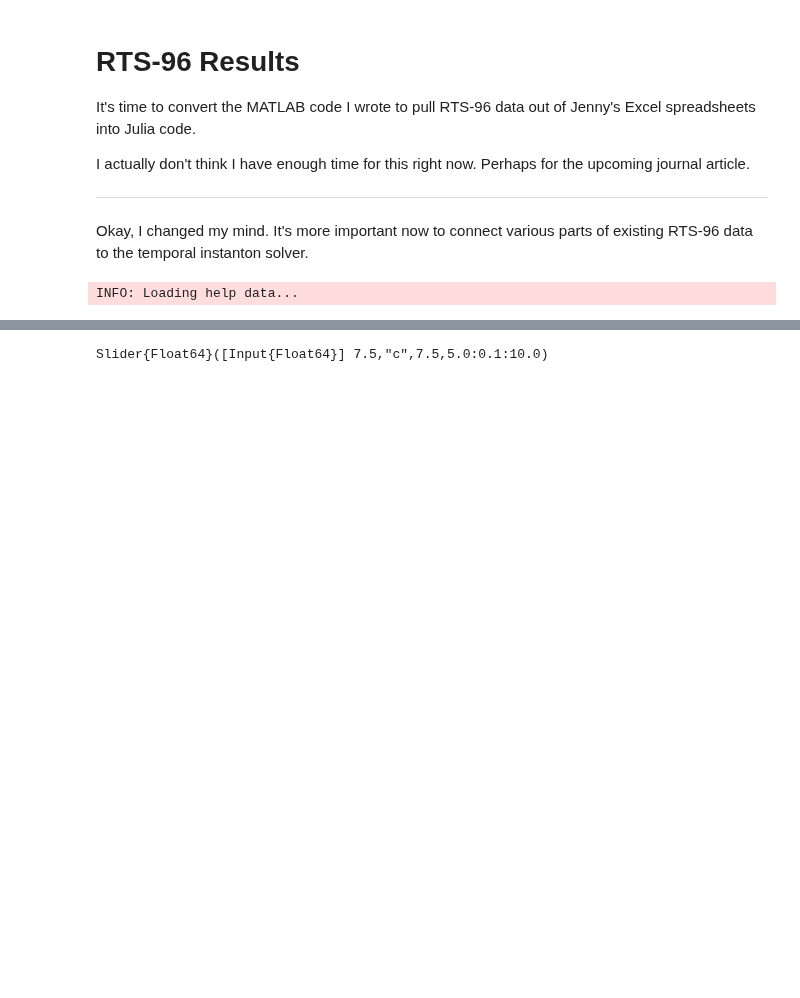
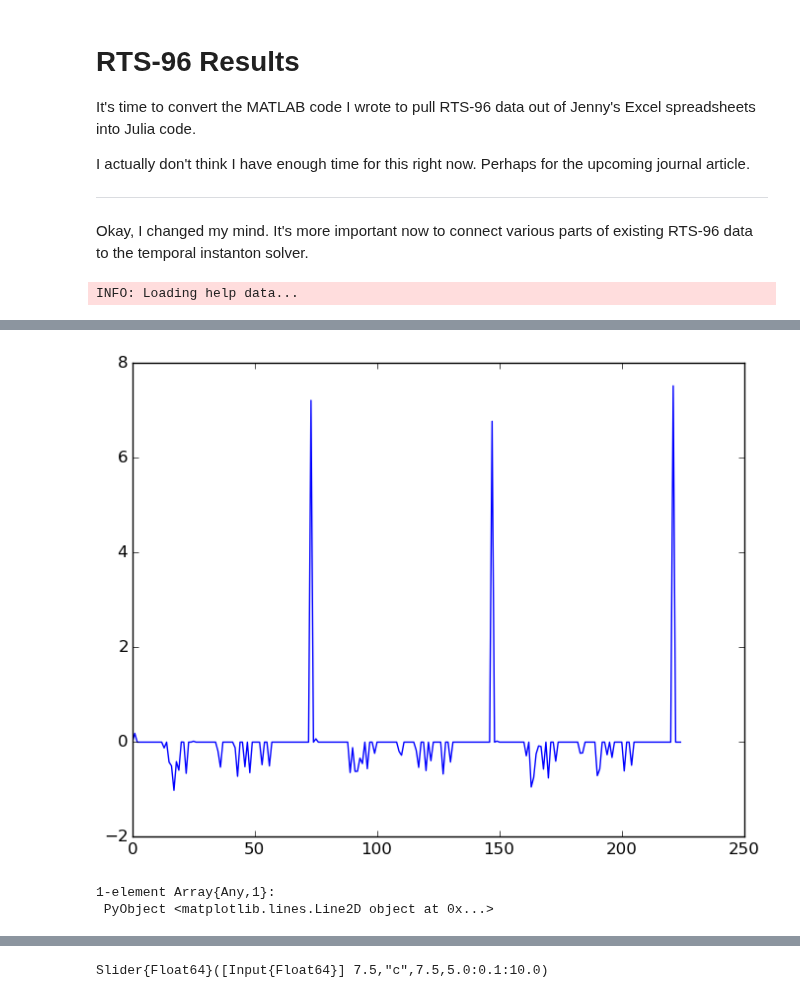
Before and after one commit to kersulis/TemporalInstanton.jl, a Jupyter notebook: nbs/2015-03-11-RTS-96 Results.ipynb, the cells around one changed output, grey strips where cells are left out. Cells and saved outputs as stored; diff of their text form; code cells hidden in the pictures; blank space fills up the shorter version.

```diff
--- a/nbs/2015-03-11-RTS-96 Results.ipynb
+++ b/nbs/2015-03-11-RTS-96 Results.ipynb
@@ -71,4 +116,6 @@ end
 # %%
+line = lines[48]
+
 # Create instance of instanton problem:
 Qobj,A,b,Qtheta = temporalInstanton(Ridx,Y,slack,k,tau,line,G0,P0,D0)
 
@@ -79,22 +126,39 @@ Q_of_x = (Qtheta,0,kQtheta)
 K_of_w,R_of_x,x_star,Rkernel,Reigvec = tr_trans_rotate(G_of_x,Q_of_x,A,b)
 
 
-
 Qtheta = full(R_of_x[1])
 D = K_of_w[1]
-#D = round(D,9)
 poles = [D[i,i]*Qtheta[i,i] for i in setdiff(1:size(D,1),find(diag(Qtheta).==0))]
-d = K_of_w[2]
+d = K_of_w[2]./2
+c = -R_of_x[3]
+# Check 0 and diagonals of D before moving on to
+# binary search:
 
-# for mu in linspace(-1000,1000,10)
-#     w = find_w(mu,D,d,Qtheta)
-#     display((w'*w)[1])
-# end
+mu_vals,w_vals,check = tr_check_diag(D,d,Qtheta,c)
+# If all values of "check" are false, continue:
+if all(!check)
+# continue
+else
+display(mu_vals[find(check)])
+end
 
-w = find_w(0,D,d,Qtheta)
-w'*w
+# Solve secular equation:
+solutions,vectors = tr_solve_secular(D,d,Qtheta,c)
 
-#display([maximum(w) find(w.==maximum(w))])
+# Translate back to original variables:
+xvec = tr_map_back(vectors[1],Rkernel,Reigvec,x_star)
 
-# z = tr_map_back(w,Rkernel,Reigvec,x_star)
+T = int(length(G0)/size(Y,1))
+deviations = Array(Vector{Float64},0)
+angles = Array(Vector{Float64},0)
+alpha = Float64[]
+anglediffs = xvec[end-T+1:end]
+n = size(Y,1)
+nr = length(Ridx)
+for t = 1:T
+push!(deviations,xvec[(nr+n)*(t-1)+1:(nr+n)*(t-1)+nr])
+push!(angles,xvec[(nr+n)*(t-1)+nr+1:(nr+n)*(t-1)+nr+n-1])
+push!(alpha,xvec[(nr+n)*(t)])
+end
+[A*xvec-b]
 # %% [output]
@@ -102,0 +217,8 @@ w'*w
+# %%
+# plot(sort(A*xvec - b))
+
+plot(round(A*xvec - b,10))
+# %% [output]
+[figure, added]
+1-element Array{Any,1}:
+ PyObject <matplotlib.lines.Line2D object at 0x...>
```
Also changed, not shown: parts of 41 cells of this notebook, 3 other files.
